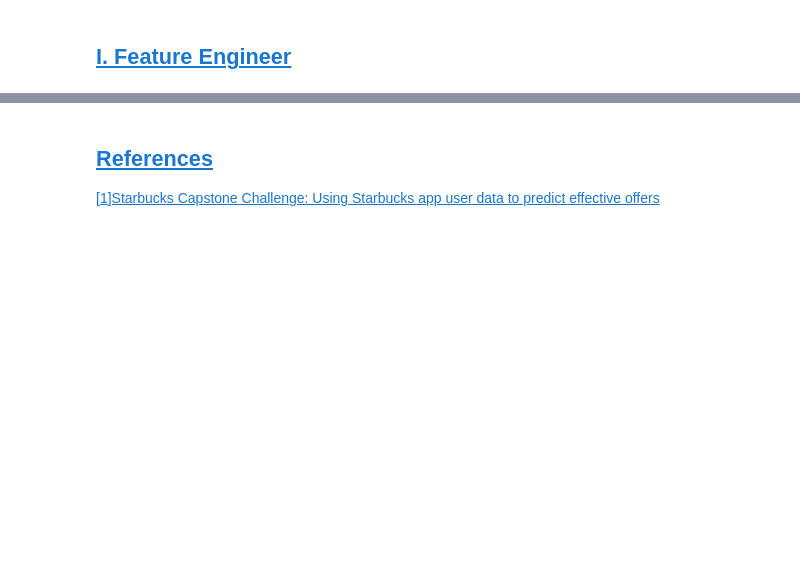
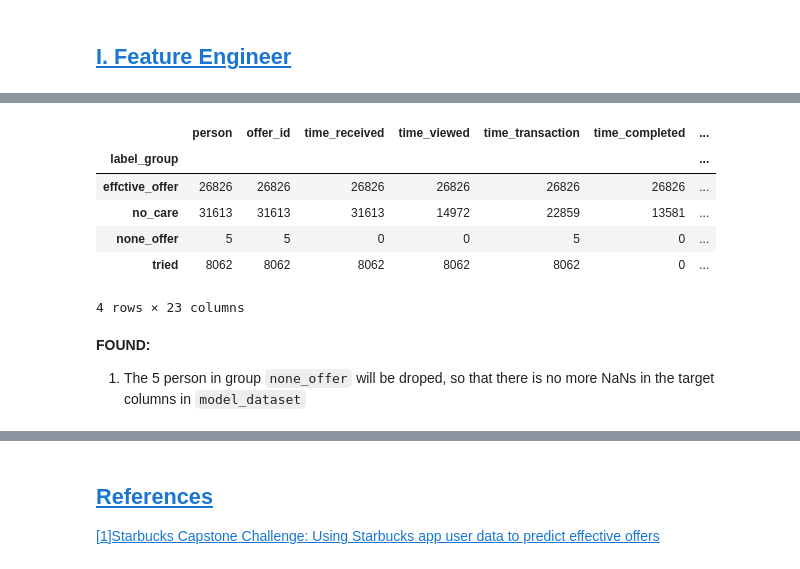
Before and after one commit to DaiDuncan/Udacity_DSND_proj4_StarbucksPromotion, a Jupyter notebook: 3_ML_model.ipynb, the cells around one changed output, grey strips where cells are left out. Cells and saved outputs as stored; diff of their text form; code cells hidden in the pictures; blank space fills up the shorter version.

```diff
--- a/3_ML_model.ipynb
+++ b/3_ML_model.ipynb
@@ -116,0 +117,32 @@ memory usage: 11.2+ MB
+# %%
+# Load in transactions dataset
+
+# wrangled transcript with updated information of offer
+transcript_offer = pd.read_csv('./data_generated/wrangled_transcript_offer.csv', dtype={'person': int})
+# recover to original dataset: index is the same
+transcript_offer.index = transcript_offer.iloc[:, 0].values
+del transcript_offer['Unnamed: 0']
+# %%
+transcript_amount = transcript_offer.groupby('person').sum()['amount']
+offer_received_cnt = model_dataset_raw.groupby(['person']).count()['offer_id']
+persons = transcript_amount.index.tolist()
+
+for person in persons:
+    is_person = (model_dataset_raw.person == person)
+    model_dataset_raw.loc[is_person,'amount_total'] = transcript_amount.loc[person]
+    model_dataset_raw.loc[is_person,'offer_received_cnt'] = offer_received_cnt.loc[person]
+# %%
+model_dataset = model_dataset_raw.copy()
+# %%
+model_dataset.groupby('label_group').count()
+# %% [output]
+|  | person | offer_id | time_received | time_viewed | time_transaction | time_completed | ... |
+| label_group |  |  |  |  |  |  | ... |
+| effctive_offer | 26826 | 26826 | 26826 | 26826 | 26826 | 26826 | ... |
+| no_care | 31613 | 31613 | 31613 | 14972 | 22859 | 13581 | ... |
+| none_offer | 5 | 5 | 0 | 0 | 5 | 0 | ... |
+| tried | 8062 | 8062 | 8062 | 8062 | 8062 | 0 | ... |
+4 rows × 23 columns
+# %% [markdown]
+**FOUND:**
+1. The 5 person in group `none_offer` will be droped, so that there is no more NaNs in the target columns in `model_dataset`
```
Also changed, not shown: parts of 62 cells of this notebook, 19 other files.
